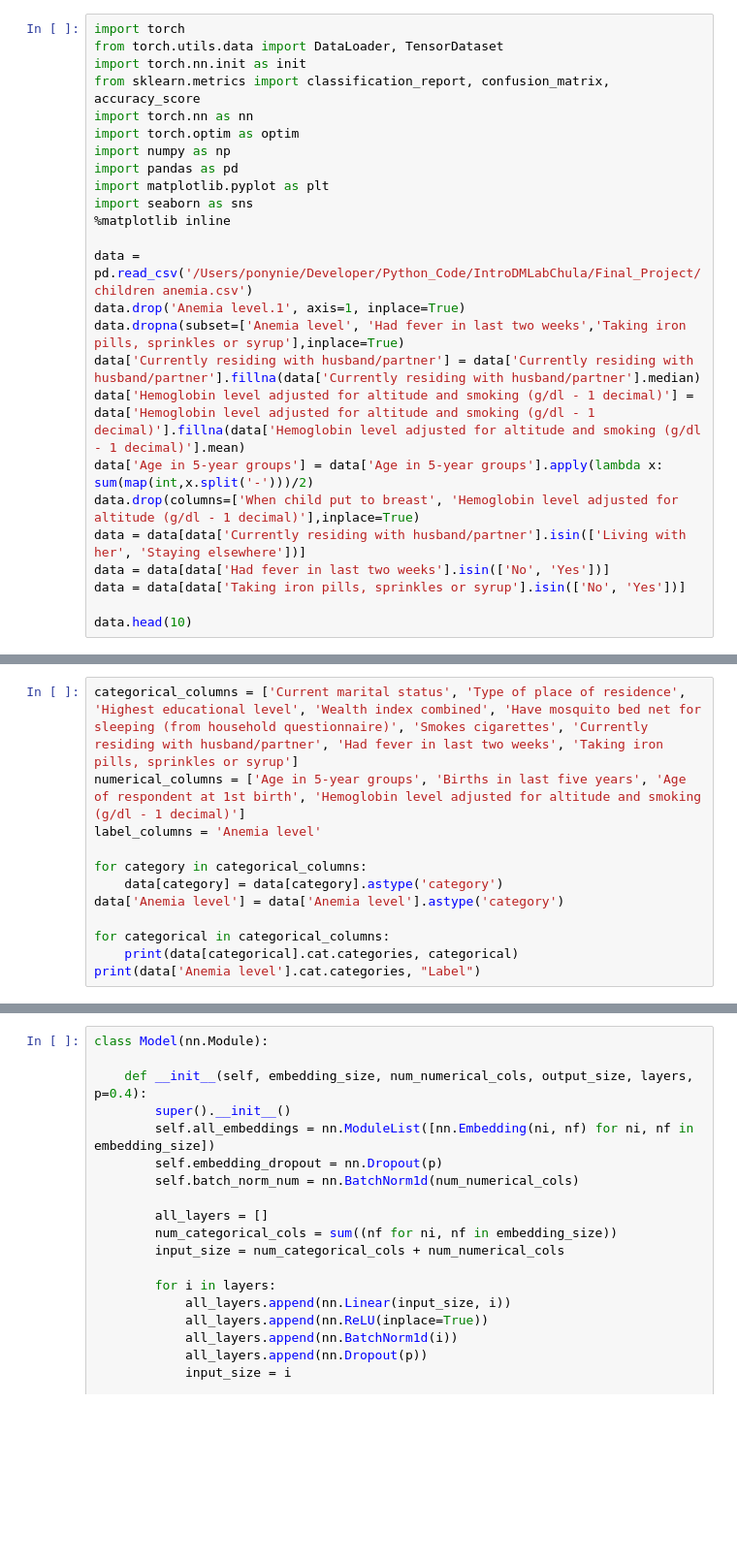
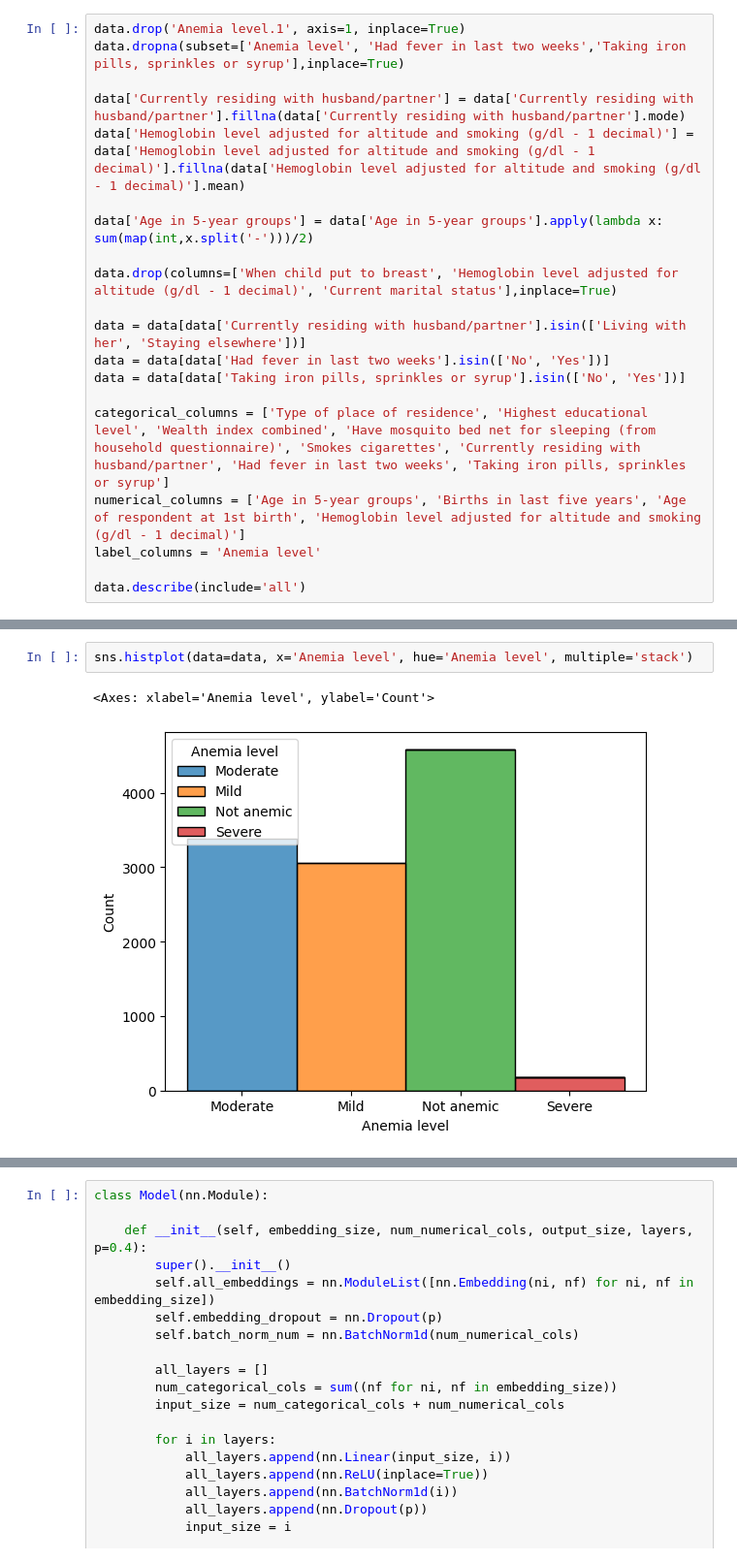
Before and after one commit to Ponynie/IntroDMLabChula, a Jupyter notebook: Final_Project/Traning_Anemia.ipynb, the cells around one changed output, grey strips where cells are left out. Shown at 97% size. Saved outputs shown, nothing was run; the diff lists cells and outputs as text; blank space fills up the shorter version.

```diff
--- a/Final_Project/Traning_Anemia.ipynb
+++ b/Final_Project/Traning_Anemia.ipynb
@@ -1,25 +29,20 @@
 # %%
-import torch
-from torch.utils.data import DataLoader, TensorDataset
-import torch.nn.init as init
-from sklearn.metrics import classification_report, confusion_matrix, accuracy_score
-import torch.nn as nn
-import torch.optim as optim
-import numpy as np
-import pandas as pd
-import matplotlib.pyplot as plt
-import seaborn as sns
-%matplotlib inline
-
-data = pd.read_csv('/Users/ponynie/Developer/Python_Code/IntroDMLabChula/Final_Project/children anemia.csv')
 data.drop('Anemia level.1', axis=1, inplace=True)
 data.dropna(subset=['Anemia level', 'Had fever in last two weeks','Taking iron pills, sprinkles or syrup'],inplace=True)
-data['Currently residing with husband/partner'] = data['Currently residing with husband/partner'].fillna(data['Currently residing with husband/partner'].median)
+
+data['Currently residing with husband/partner'] = data['Currently residing with husband/partner'].fillna(data['Currently residing with husband/partner'].mode)
 data['Hemoglobin level adjusted for altitude and smoking (g/dl - 1 decimal)'] = data['Hemoglobin level adjusted for altitude and smoking (g/dl - 1 decimal)'].fillna(data['Hemoglobin level adjusted for altitude and smoking (g/dl - 1 decimal)'].mean)
+
 data['Age in 5-year groups'] = data['Age in 5-year groups'].apply(lambda x: sum(map(int,x.split('-')))/2)
-data.drop(columns=['When child put to breast', 'Hemoglobin level adjusted for altitude (g/dl - 1 decimal)'],inplace=True)
+
+data.drop(columns=['When child put to breast', 'Hemoglobin level adjusted for altitude (g/dl - 1 decimal)', 'Current marital status'],inplace=True)
+
 data = data[data['Currently residing with husband/partner'].isin(['Living with her', 'Staying elsewhere'])]
 data = data[data['Had fever in last two weeks'].isin(['No', 'Yes'])]
 data = data[data['Taking iron pills, sprinkles or syrup'].isin(['No', 'Yes'])]
 
-data.head(10)
+categorical_columns = ['Type of place of residence', 'Highest educational level', 'Wealth index combined', 'Have mosquito bed net for sleeping (from household questionnaire)', 'Smokes cigarettes', 'Currently residing with husband/partner', 'Had fever in last two weeks', 'Taking iron pills, sprinkles or syrup']
+numerical_columns = ['Age in 5-year groups', 'Births in last five years', 'Age of respondent at 1st birth', 'Hemoglobin level adjusted for altitude and smoking (g/dl - 1 decimal)']
+label_columns = 'Anemia level'
+
+data.describe(include='all')
@@ -26,12 +62,5 @@ data.head(10)
-# %%
-categorical_columns = ['Current marital status', 'Type of place of residence', 'Highest educational level', 'Wealth index combined', 'Have mosquito bed net for sleeping (from household questionnaire)', 'Smokes cigarettes', 'Currently residing with husband/partner', 'Had fever in last two weeks', 'Taking iron pills, sprinkles or syrup']
-numerical_columns = ['Age in 5-year groups', 'Births in last five years', 'Age of respondent at 1st birth', 'Hemoglobin level adjusted for altitude and smoking (g/dl - 1 decimal)']
-label_columns = 'Anemia level'
-
-for category in categorical_columns:
-    data[category] = data[category].astype('category')
-data['Anemia level'] = data['Anemia level'].astype('category')
-
-for categorical in categorical_columns:
-    print(data[categorical].cat.categories, categorical)
-print(data['Anemia level'].cat.categories, "Label")
+# %%
+sns.histplot(data=data, x='Anemia level', hue='Anemia level', multiple='stack')
+# %% [output]
+<Axes: xlabel='Anemia level', ylabel='Count'>
+[figure, added]
```
Also changed, not shown: parts of 18 cells of this notebook, 2 other files.
